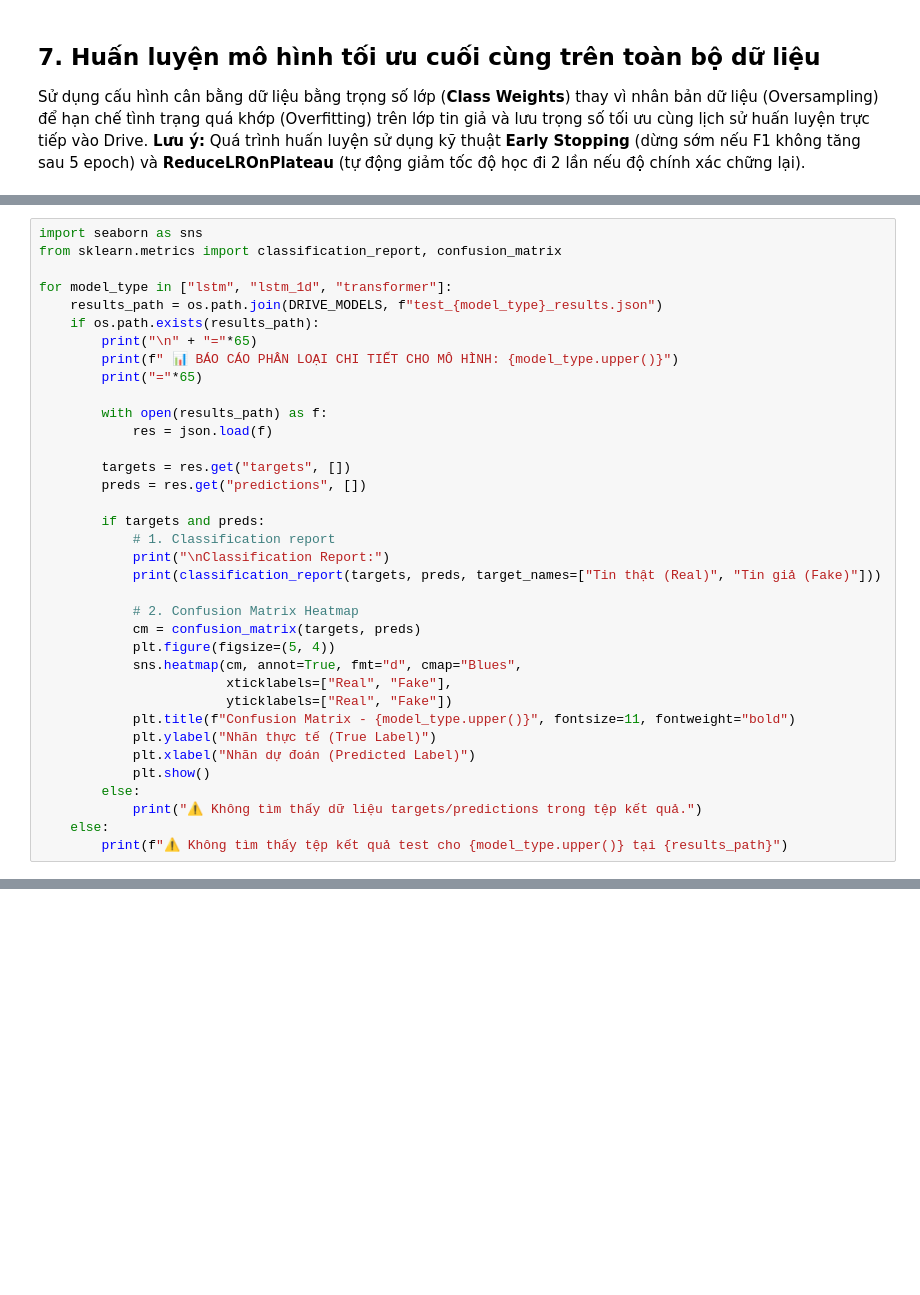
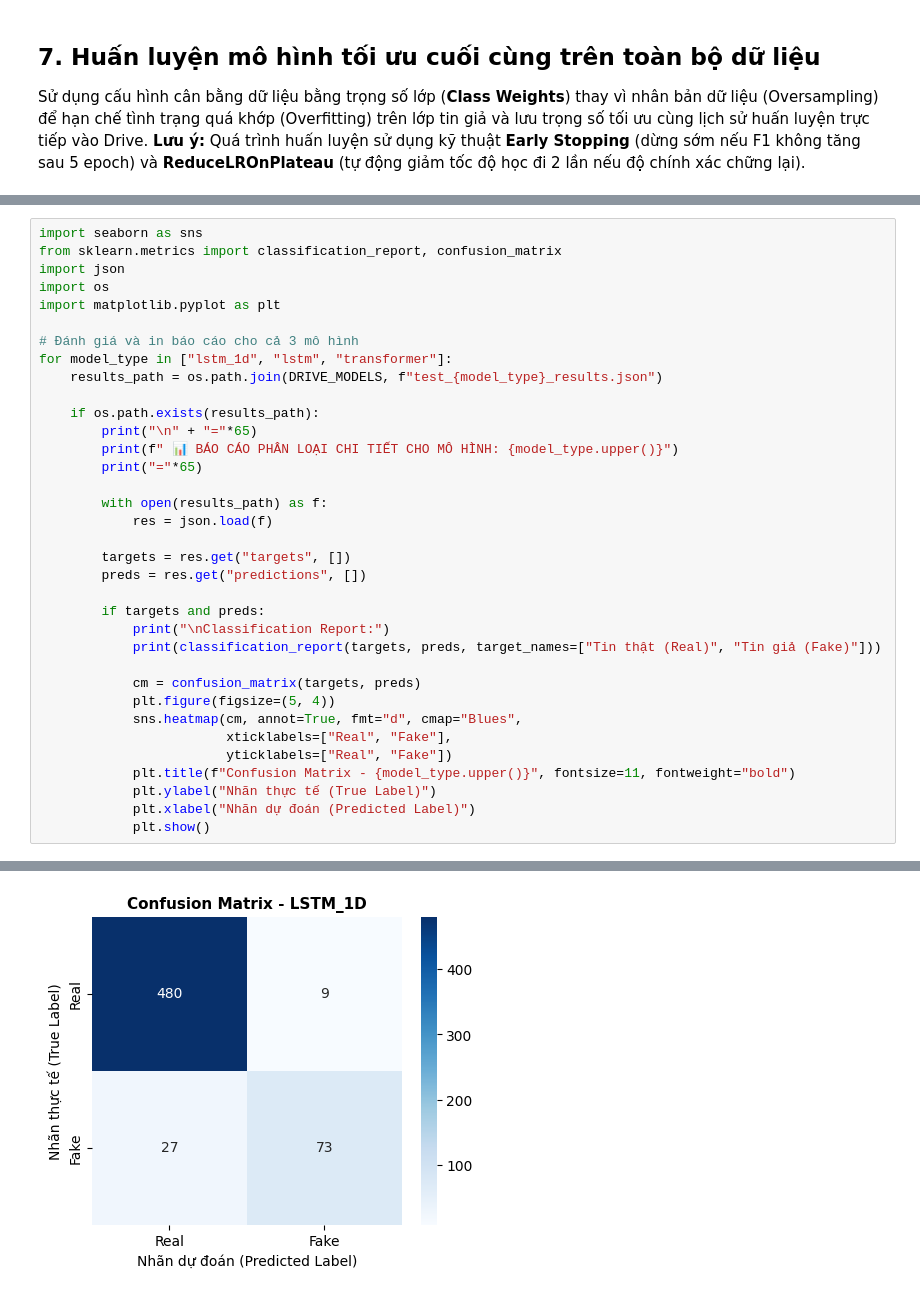
Before and after one commit to TranXuanDuc28/Fake-news-detection, a Jupyter notebook: Fake_News_Detection_Colab.ipynb, the cells around one changed output, grey strips where cells are left out. Drawn from its saved outputs; the diff is of its cells as text; blank space fills up the shorter version.

```diff
--- a/Fake_News_Detection_Colab.ipynb
+++ b/Fake_News_Detection_Colab.ipynb
@@ -193,9 +451,14 @@ except Exception as e:
 # %%
 import seaborn as sns
 from sklearn.metrics import classification_report, confusion_matrix
+import json
+import os
+import matplotlib.pyplot as plt
 
-for model_type in ["lstm", "lstm_1d", "transformer"]:
+# Đánh giá và in báo cáo cho cả 3 mô hình
+for model_type in ["lstm_1d", "lstm", "transformer"]:
     results_path = os.path.join(DRIVE_MODELS, f"test_{model_type}_results.json")
+
     if os.path.exists(results_path):
         print("\n" + "="*65)
         print(f" 📊 BÁO CÁO PHÂN LOẠI CHI TIẾT CHO MÔ HÌNH: {model_type.upper()}")
@@ -208,11 +471,9 @@ for model_type in ["lstm", "lstm_1d", "transformer"]:
         preds = res.get("predictions", [])
 
         if targets and preds:
-            # 1. Classification report
             print("\nClassification Report:")
             print(classification_report(targets, preds, target_names=["Tin thật (Real)", "Tin giả (Fake)"]))
 
-            # 2. Confusion Matrix Heatmap
             cm = confusion_matrix(targets, preds)
             plt.figure(figsize=(5, 4))
             sns.heatmap(cm, annot=True, fmt="d", cmap="Blues",
@@ -222,7 +483,4 @@ for model_type in ["lstm", "lstm_1d", "transformer"]:
             plt.ylabel("Nhãn thực tế (True Label)")
             plt.xlabel("Nhãn dự đoán (Predicted Label)")
             plt.show()
-        else:
-            print("⚠️ Không tìm thấy dữ liệu targets/predictions trong tệp kết quả.")
-    else:
-        print(f"⚠️ Không tìm thấy tệp kết quả test cho {model_type.upper()} tại {results_path}")
+# %% [output]
@@ -228,0 +500 @@ for model_type in ["lstm", "lstm_1d", "transformer"]:
+[figure, added]
```
Also changed, not shown: parts of 25 cells of this notebook, 41 other files.
